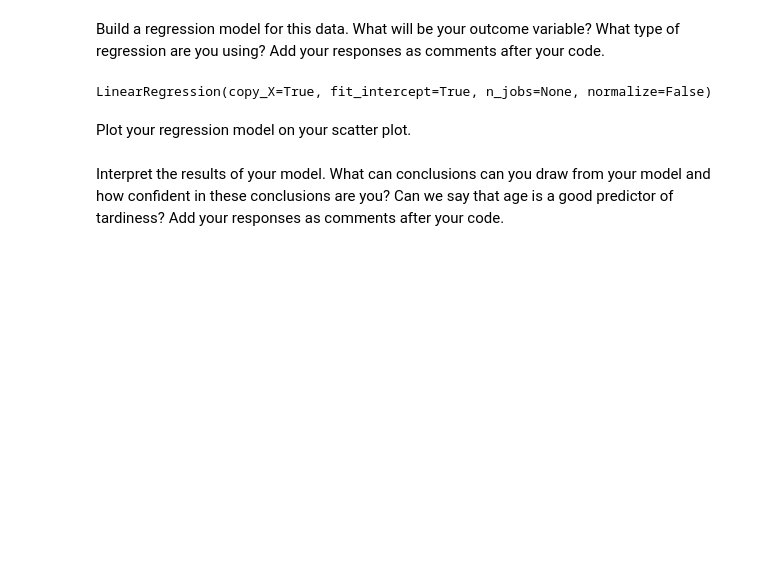
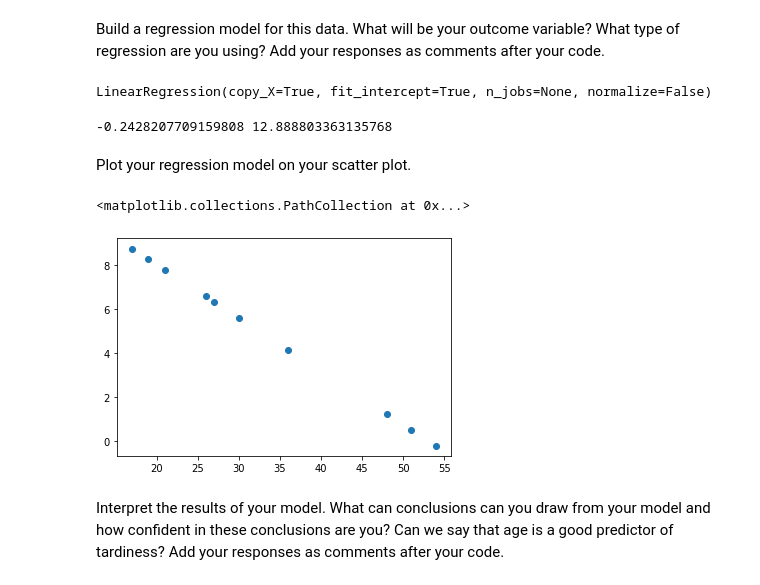
Before and after one commit to diogoacabado/dataV2-labs, a Jupyter notebook: module-2/Regression-Analysis/your-code.ipynb, the cells around one changed output. Drawn from its saved outputs; the diff is of its cells as text; code cells hidden in the pictures; blank space fills up the shorter version.

```diff
--- a/module-2/Regression-Analysis/your-code.ipynb
+++ b/module-2/Regression-Analysis/your-code.ipynb
@@ -96,5 +112,8 @@ LinearRegression(copy_X=True, fit_intercept=True, n_jobs=None, normalize=False)
 b = regressor.intercept_[0]
 #For retrieving the slope:
 m = regressor.coef_[0][0]
+print(m,b)
+# %% [output]
+-0.2428207709159808 12.888803363135768
 # %% [markdown]
 Plot your regression model on your scatter plot.
@@ -103,3 +120,9 @@ Plot your regression model on your scatter plot.
+# %%
+x = student_data['Age']
+plt.scatter(x=x, y=m*x+b)
+# %% [output]
+<matplotlib.collections.PathCollection at 0x...>
+[figure, added]
 # %% [markdown]
 Interpret the results of your model. What can conclusions can you draw from your model and how confident in these conclusions are you? Can we say that age is a good predictor of tardiness? Add your responses as comments after your code.
 # %%
```
Also changed, not shown: parts of 10 cells of this notebook, 4 other files.
